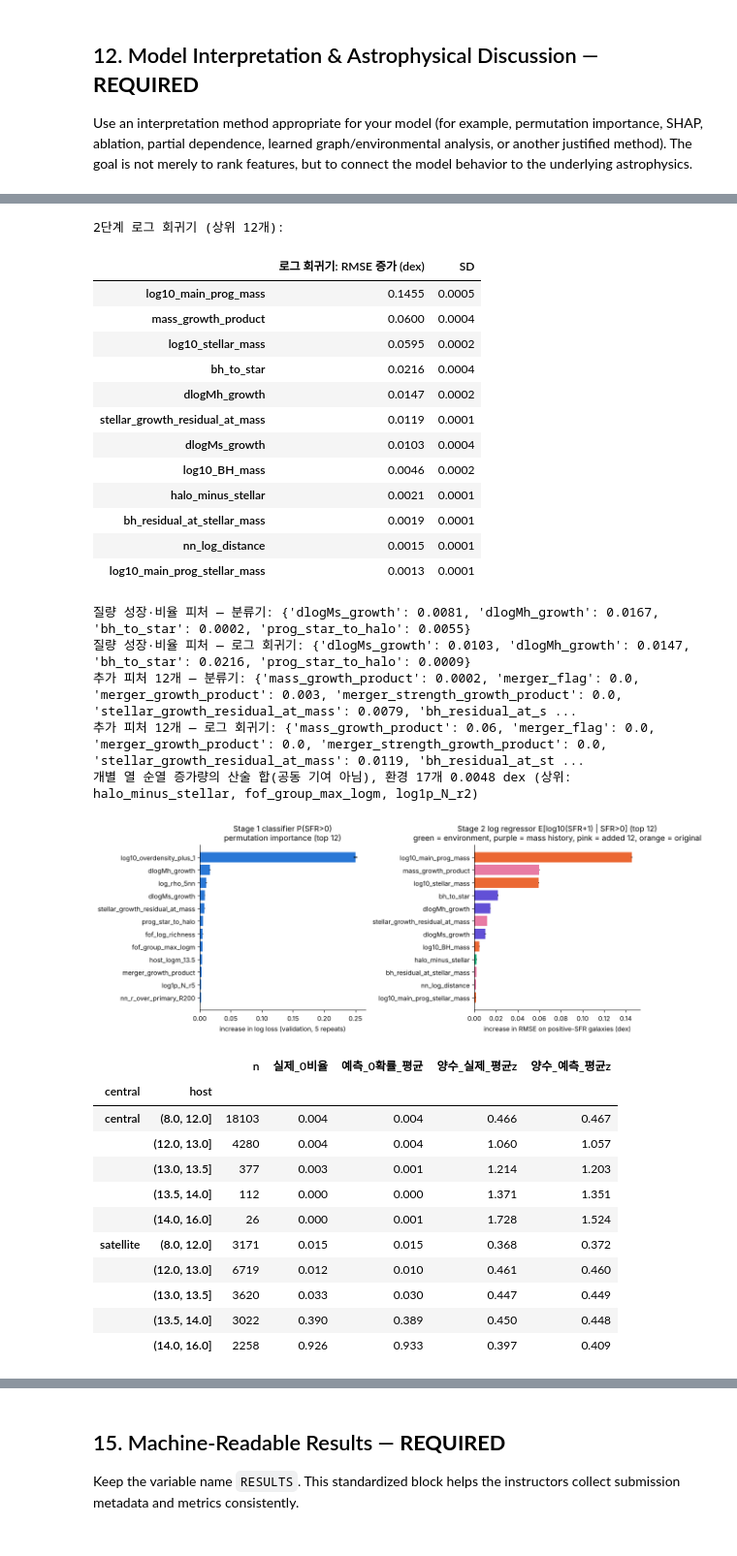
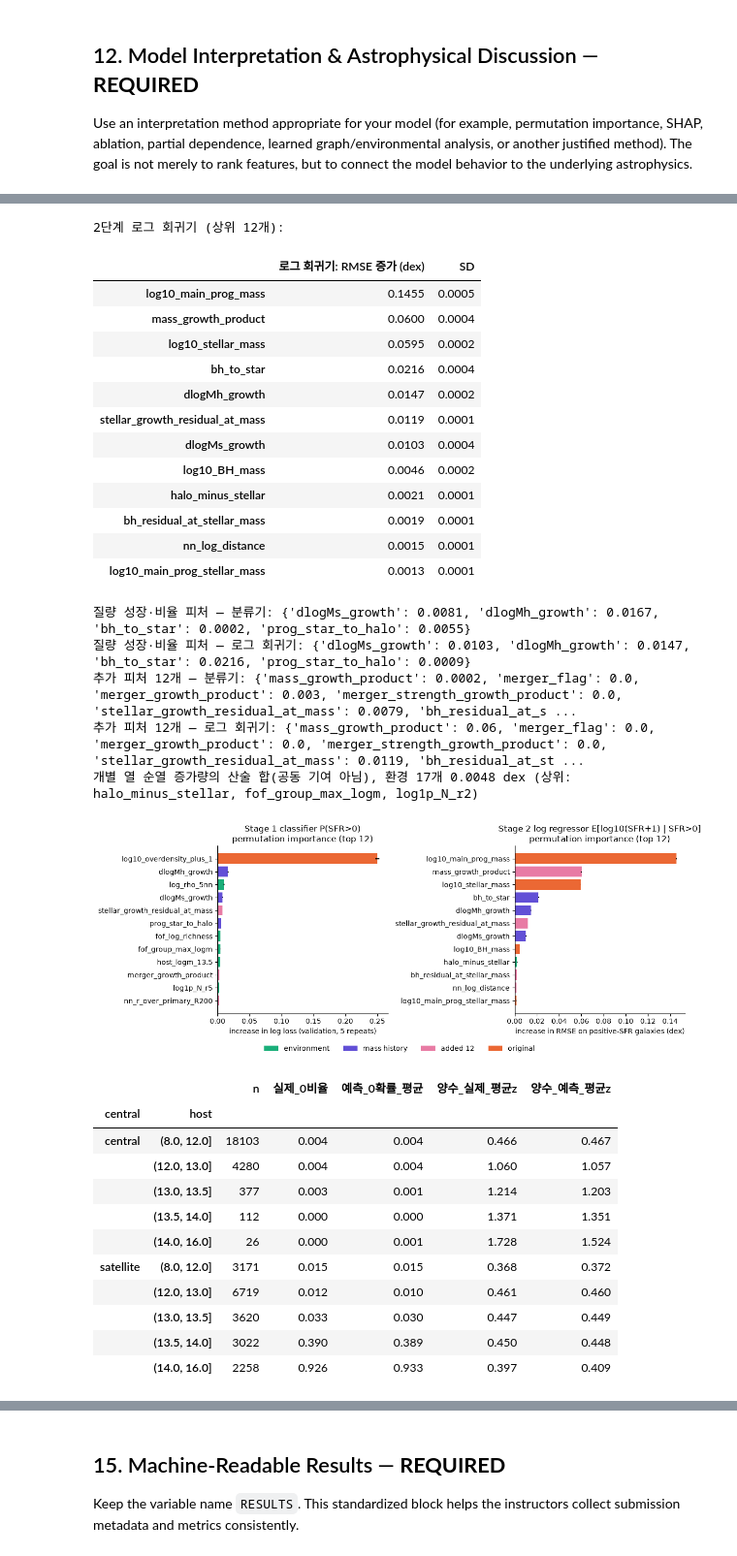
Before and after one commit to ZizonK7/sdi2026-galaxy-sfr, a Jupyter notebook: DataHub_701104_final.ipynb, the cells around one changed output, grey strips where cells are left out. Shown at 97% size. Saved outputs shown, nothing was run; the diff lists cells and outputs as text; code cells hidden in the pictures.

```diff
--- a/DataHub_701104_final.ipynb
+++ b/DataHub_701104_final.ipynb
@@ -3376,19 +3383,29 @@ print("추가 피처 12개 — 분류기:", imp_c.loc[EXTRA_FEATURES, "분류기
 print("추가 피처 12개 — 로그 회귀기:", imp_r.loc[EXTRA_FEATURES, "로그 회귀기: RMSE 증가 (dex)"].round(4).to_dict())
 print(f"개별 열 순열 증가량의 산술 합(공동 기여 아님), 환경 17개 {_env_r.sum():.4f} dex (상위: {', '.join(_env_r.head(3).index)})")
 
+from matplotlib.patches import Patch
+
+def _feature_color(c):
+    return "#1baf7a" if c in ENV_FEATURES else ("#6250d6" if c in MASS_FEATURES else ("#e87ba4" if c in EXTRA_FEATURES else "#eb6834"))
+
 fig, axes = plt.subplots(1, 2, figsize=(12, 4.8))
 order_c = imp_c.head(12).index[::-1]
-axes[0].barh(order_c, imp_c.loc[order_c, "분류기: log loss 증가"], xerr=imp_c.loc[order_c, "SD"], color="#2a78d6")
+axes[0].barh(order_c, imp_c.loc[order_c, "분류기: log loss 증가"], xerr=imp_c.loc[order_c, "SD"], color=[_feature_color(c) for c in order_c])
 axes[0].set_title("Stage 1 classifier P(SFR>0)\npermutation importance (top 12)")
 axes[0].set_xlabel("increase in log loss (validation, 5 repeats)")
 order_r = imp_r.head(12).index[::-1]
 axes[1].barh(order_r, imp_r.loc[order_r, "로그 회귀기: RMSE 증가 (dex)"], xerr=imp_r.loc[order_r, "SD"],
-             color=["#1baf7a" if c in ENV_FEATURES else ("#6250d6" if c in MASS_FEATURES else ("#e87ba4" if c in EXTRA_FEATURES else "#eb6834")) for c in order_r])
-axes[1].set_title(f"Stage 2 log regressor E[log10(SFR+{LOG_EPS:g}) | SFR>0] (top 12)\ngreen = environment, purple = mass history, pink = added 12, orange = original")
+             color=[_feature_color(c) for c in order_r])
+axes[1].set_title(f"Stage 2 log regressor E[log10(SFR+{LOG_EPS:g}) | SFR>0]\npermutation importance (top 12)")
 axes[1].set_xlabel("increase in RMSE on positive-SFR galaxies (dex)")
 for a in axes:
     a.spines[["top", "right"]].set_visible(False)
-plt.tight_layout(); plt.show()
+fig.legend(handles=[Patch(facecolor="#1baf7a", label="environment"),
+                    Patch(facecolor="#6250d6", label="mass history"),
+                    Patch(facecolor="#e87ba4", label="added 12"),
+                    Patch(facecolor="#eb6834", label="original")],
+           loc="lower center", ncol=4, frameon=False)
+plt.tight_layout(rect=(0, 0.06, 1, 1)); plt.show()
 
 # 위성/중심 × 호스트 질량별 실제 0 비율과 분류기 평균 확률, 양수 은하의 실제·예측 평균 로그 SFR (val)
 cen = X_val_env["fof_is_central"].to_numpy() == 1
@@ -3420,34 +3437,34 @@ print(f"양수 은하: 항성 성장과 log sSFR의 Spearman {_pp['dlogMs_growth
 | dlogMh_growth | 0.0167 | 0.0008 |
 | log_rho_5nn | 0.0103 | 0.0007 |
 | dlogMs_growth | 0.0081 | 0.0004 |
 | stellar_growth_residual_at_mass | 0.0079 | 0.0002 |
 | prog_star_to_halo | 0.0055 | 0.0001 |
 | fof_log_richness | 0.0046 | 0.0003 |
 | fof_group_max_logm | 0.0044 | 0.0001 |
 | host_logm_13.5 | 0.0036 | 0.0001 |
 | merger_growth_product | 0.0030 | 0.0002 |
 | log1p_N_r5 | 0.0025 | 0.0001 |
 | nn_r_over_primary_R200 | 0.0022 | 0.0002 |
 2단계 로그 회귀기 (상위 12개):
 |  | 로그 회귀기: RMSE 증가 (dex) | SD |
 | log10_main_prog_mass | 0.1455 | 0.0005 |
 | mass_growth_product | 0.0600 | 0.0004 |
 | log10_stellar_mass | 0.0595 | 0.0002 |
 | bh_to_star | 0.0216 | 0.0004 |
 | dlogMh_growth | 0.0147 | 0.0002 |
 | stellar_growth_residual_at_mass | 0.0119 | 0.0001 |
 | dlogMs_growth | 0.0103 | 0.0004 |
 | log10_BH_mass | 0.0046 | 0.0002 |
 | halo_minus_stellar | 0.0021 | 0.0001 |
 | bh_residual_at_stellar_mass | 0.0019 | 0.0001 |
 | nn_log_distance | 0.0015 | 0.0001 |
 | log10_main_prog_stellar_mass | 0.0013 | 0.0001 |
 질량 성장·비율 피처 — 분류기: {'dlogMs_growth': 0.0081, 'dlogMh_growth': 0.0167, 'bh_to_star': 0.0002, 'prog_star_to_halo': 0.0055}
 질량 성장·비율 피처 — 로그 회귀기: {'dlogMs_growth': 0.0103, 'dlogMh_growth': 0.0147, 'bh_to_star': 0.0216, 'prog_star_to_halo': 0.0009}
 추가 피처 12개 — 분류기: {'mass_growth_product': 0.0002, 'merger_flag': 0.0, 'merger_growth_product': 0.003, 'merger_strength_growth_product': 0.0, 'stellar_growth_residual_at_mass': 0.0079, 'bh_residual_at_s ...
 추가 피처 12개 — 로그 회귀기: {'mass_growth_product': 0.06, 'merger_flag': 0.0, 'merger_growth_product': 0.0, 'merger_strength_growth_product': 0.0, 'stellar_growth_residual_at_mass': 0.0119, 'bh_residual_at_st ...
 개별 열 순열 증가량의 산술 합(공동 기여 아님), 환경 17개 0.0048 dex (상위: halo_minus_stellar, fof_group_max_logm, log1p_N_r2)
-[figure, old version]
+[figure, new version]
 |  |  | n | 실제_0비율 | 예측_0확률_평균 | 양수_실제_평균z | 양수_예측_평균z |
 | central | host |  |  |  |  |  |
 | central | (8.0, 12.0] | 18103 | 0.004 | 0.004 | 0.466 | 0.467 |
```
Also changed, not shown: parts of 33 cells of this notebook, 9 other files.
